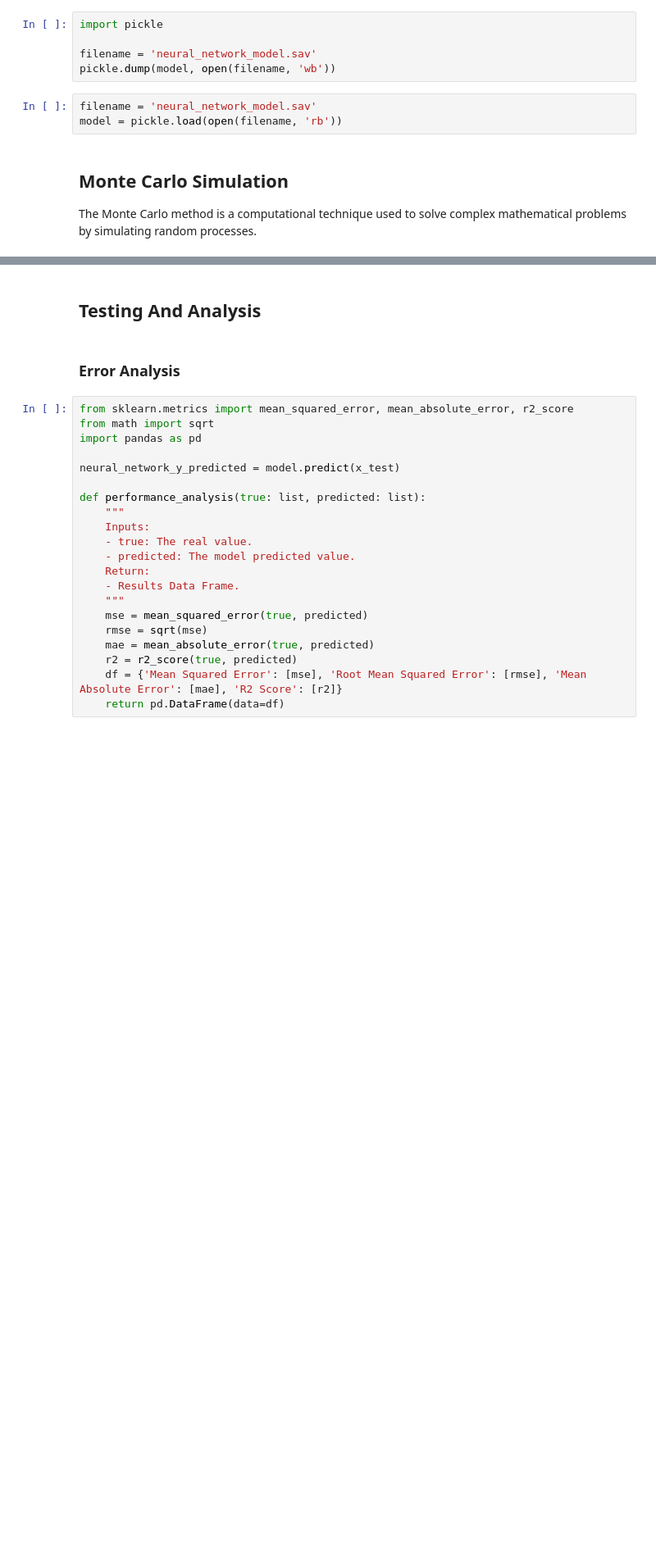
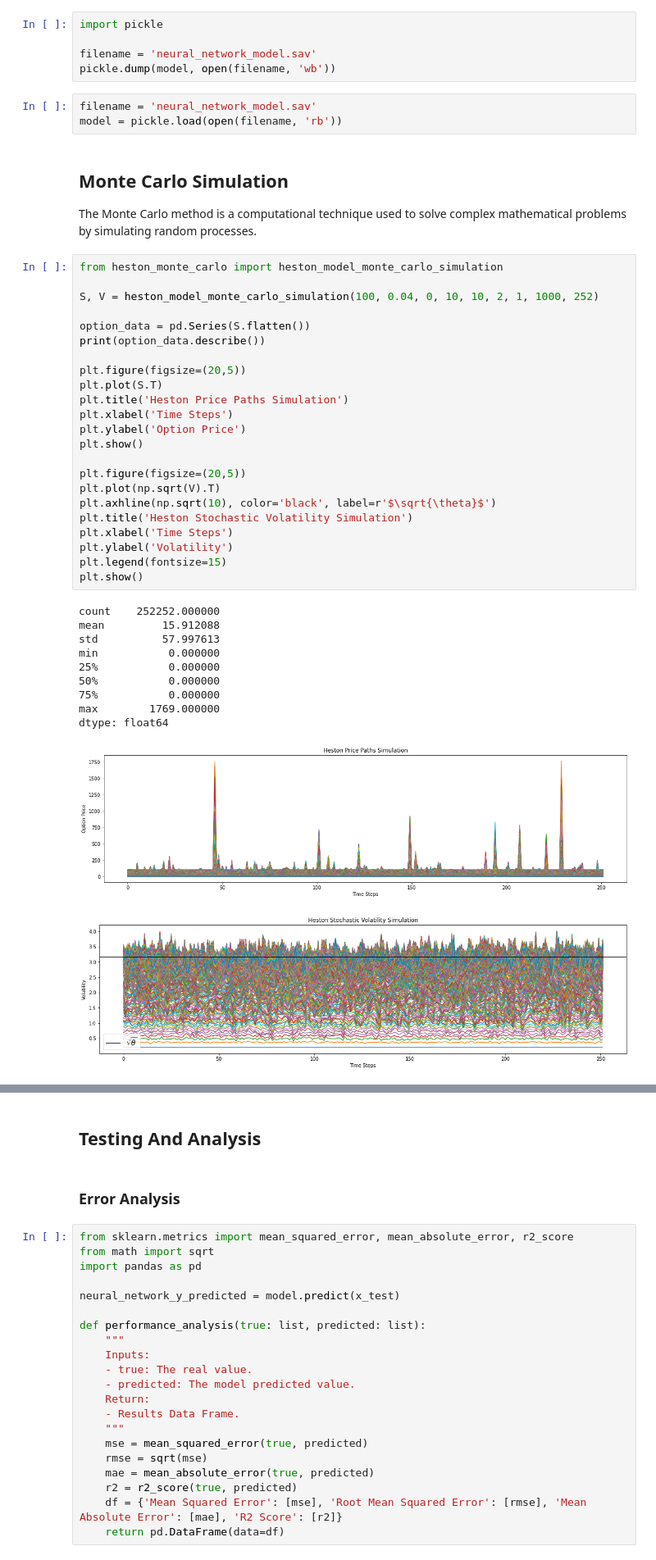
Before and after one commit to harvey-allen/option-pricing-and-stochastic-volatility, a Jupyter notebook: heston_neural_network.ipynb, the cells around one changed output, grey strips where cells are left out. Shown at 82% size. Saved outputs shown, nothing was run; the diff lists cells and outputs as text; blank space fills up the shorter version.

```diff
--- a/heston_neural_network.ipynb
+++ b/heston_neural_network.ipynb
@@ -243,4 +239,39 @@ model = pickle.load(open(filename, 'rb'))
 ## Monte Carlo Simulation
 
 The Monte Carlo method is a computational technique used to solve complex mathematical problems by simulating random processes.
+# %%
+from heston_monte_carlo import heston_model_monte_carlo_simulation
+
+S, V = heston_model_monte_carlo_simulation(100, 0.04, 0, 10, 10, 2, 1, 1000, 252)
+
+option_data = pd.Series(S.flatten())
+print(option_data.describe())
+
+plt.figure(figsize=(20,5))
+plt.plot(S.T)
+plt.title('Heston Price Paths Simulation')
+plt.xlabel('Time Steps')
+plt.ylabel('Option Price')
+plt.show()
+
+plt.figure(figsize=(20,5))
+plt.plot(np.sqrt(V).T)
+plt.axhline(np.sqrt(10), color='black', label=r'$\sqrt{\theta}$')
+plt.title('Heston Stochastic Volatility Simulation')
+plt.xlabel('Time Steps')
+plt.ylabel('Volatility')
+plt.legend(fontsize=15)
+plt.show()
+# %% [output]
+count    252252.000000
+mean         15.912088
+std          57.997613
+min           0.000000
+25%           0.000000
+50%           0.000000
+75%           0.000000
+max        1769.000000
+dtype: float64
+[figure, added]
+[figure, added]
 # %%
```
Also changed, not shown: parts of 10 cells of this notebook.
